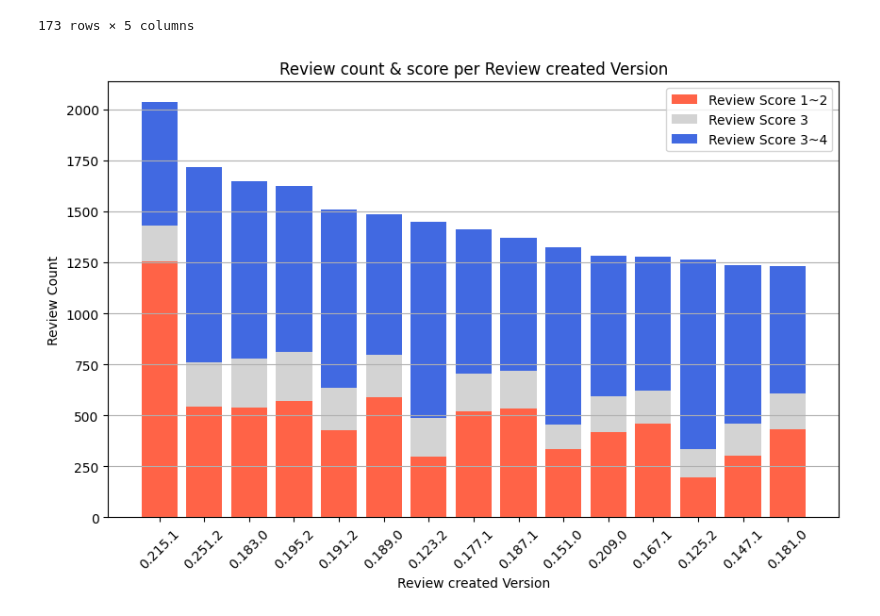
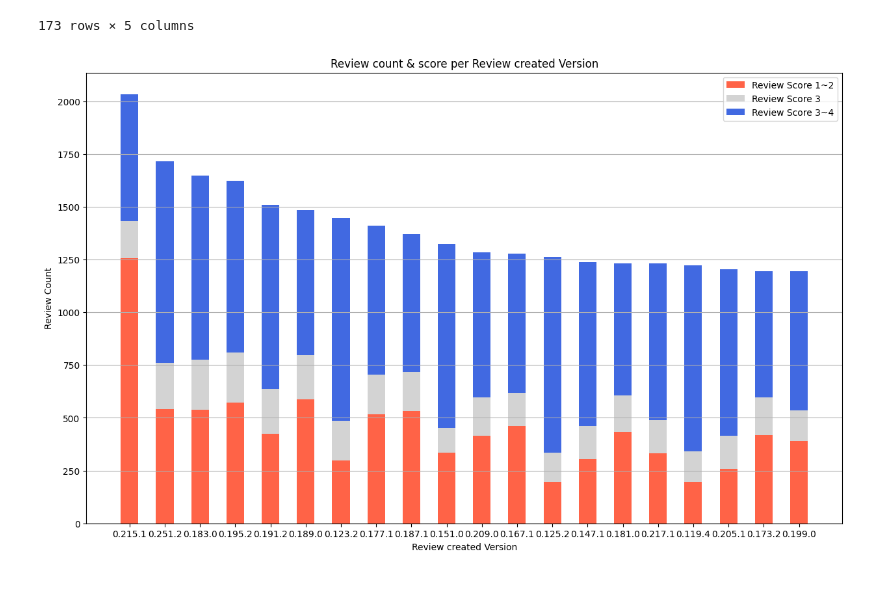
Before and after one commit to jinnykj/PokemonGO-Review-dataset-analysis, a Jupyter notebook: 데이터_시각화_기말_과제.ipynb, the cells around one changed output. Cells and saved outputs as stored; diff of their text form; code cells hidden in the pictures; blank space fills up the shorter version.

```diff
--- a/데이터_시각화_기말_과제.ipynb
+++ b/데이터_시각화_기말_과제.ipynb
@@ -17 +23,3 @@ data = pd.read_excel('pokemon_reviews.xlsx')
+# %%
+df['review_length']=df['content'].apply(len)
 # %%
@@ -26,4 +33,0 @@ data.head()
-# %%
-df = data.drop(columns='userName')
-# %%
-df.reset_index(inplace=True)
@@ -163,30 +235,29 @@ category
 | 172 | 0.263.0 | 262 | 65 | 249 | 576 |
 173 rows × 5 columns
 # %%
-top15 = category.sort_values(by='count',ascending=False).iloc[:15,].reset_index()
+top15 = category.sort_values(by='count',ascending=False).iloc[:20,].reset_index()
 # %%
 top15 = top15.drop(columns='index')
 # %%
 months = top15['reviewCreatedVersion']
 Scorebad = top15['bad']
 Scoresoso = top15['soso']
 Scoregood= top15['good']
 
 
 
-plt.figure(figsize=(10,6))
-plt.bar(months,Scorebad,label='Review Score 1~2',color='tomato')
-plt.bar(months,Scoresoso,bottom = Scorebad , label='Review Score 3',color='lightgray')
-plt.bar(months,Scoregood,bottom = Scorebad+Scoresoso , label='Review Score 3~4',color='royalblue')
+plt.figure(figsize=(15,9))
+plt.bar(months,Scorebad,label='Review Score 1~2',color='tomato',width=0.5)
+plt.bar(months,Scoresoso,bottom = Scorebad , label='Review Score 3',color='lightgray',width=0.5)
+plt.bar(months,Scoregood,bottom = Scorebad+Scoresoso , label='Review Score 3~4',color='royalblue',width=0.5)
 
 
 
 plt.title('Review count & score per Review created Version')
 plt.xlabel('Review created Version')
 plt.ylabel('Review Count')
 plt.legend()
 plt.grid(axis='y')
-plt.xticks(rotation=45)
 plt.show()
 # %% [output]
-[figure, old version]
+[figure, new version]
```
Also changed, not shown: parts of 23 cells of this notebook.
